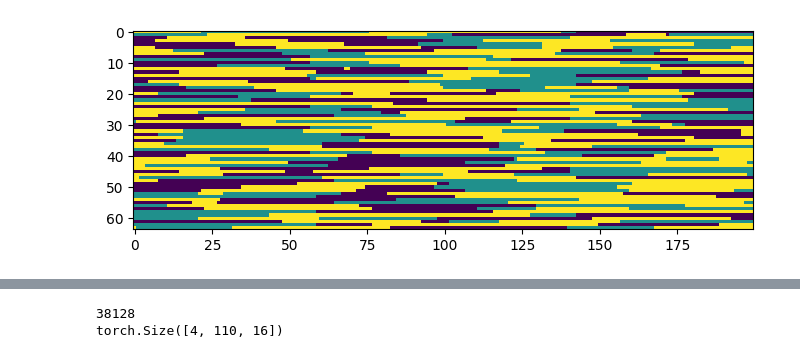
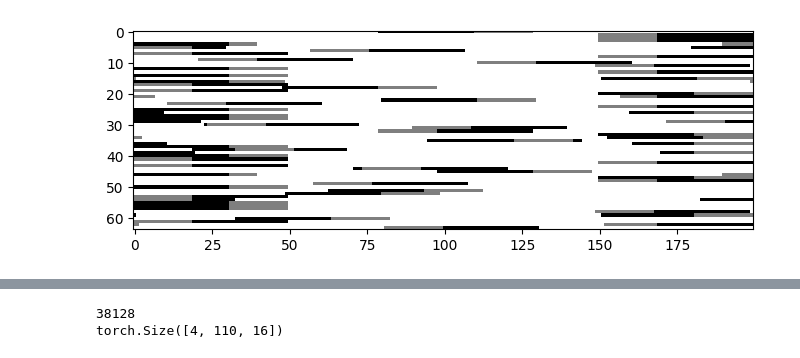
Before and after one commit to eisbetterthanpi/JEPA, a Jupyter notebook: Seq_JEPA.ipynb, the cells around one changed output, grey strips where cells are left out. Saved outputs shown, nothing was run; the diff lists cells and outputs as text; code cells hidden in the pictures.

```diff
--- a/Seq_JEPA.ipynb
+++ b/Seq_JEPA.ipynb
@@ -314,42 +314,48 @@ def simplexmask1d(seq=512, ctx_scale=(.85,1), trg_scale=(.6,.8), B=64, chaos=[1,
     i = np.linspace(0, chaos[0], num=seq) # 2-5
     noise = opensimplex.noise2array(i, np.random.randint(1e10, size=B)) # [B, seq]
     noise = torch.from_numpy(noise)
-    ctx_mask_scale = torch.rand(1) * (ctx_scale[1] - ctx_scale[0]) + ctx_scale[0] # in (min_s, max_s) # all blocks same size
-    trg_mask_scale = torch.rand(1) * (trg_scale[1] - trg_scale[0]) + trg_scale[0]
+    trunc_normal = torch.fmod(torch.randn(2)*.3,1)/2 + .5
+    # print(trunc_normal)
+    # ctx_mask_scale = torch.rand(1) * (ctx_scale[1] - ctx_scale[0]) + ctx_scale[0] # in (min_s, max_s) # all blocks same size
+    # trg_mask_scale = torch.rand(1) * (trg_scale[1] - trg_scale[0]) + trg_scale[0]
+    ctx_mask_scale = trunc_normal[0] * (ctx_scale[1] - ctx_scale[0]) + ctx_scale[0] # in (min_s, max_s) # all blocks same size
+    trg_mask_scale = trunc_normal[1] * (trg_scale[1] - trg_scale[0]) + trg_scale[0]
 
     ctx_len, trg_len = int(seq*ctx_mask_scale), int(seq*trg_mask_scale)
     val, trg_index = torch.topk(noise, trg_len, dim=1, sorted=False)
     ctx_len = ctx_len - trg_len
 
     remove_mask = torch.ones((B,seq), dtype=bool) # [B, S]
     remove_mask.scatter_(1, trg_index, False).flatten()
     ind = torch.arange(seq).unsqueeze(0).repeat(B,1)[remove_mask].reshape(B, -1)
 
     i = np.linspace(0, chaos[1], num=seq) # 2-5
     noise = opensimplex.noise2array(i, np.random.randint(1e10, size=B)) # [B, seq]
     noise = torch.from_numpy(noise)[remove_mask].reshape(B, -1)
     val, ctx_ind = torch.topk(noise, ctx_len, dim=1, sorted=False)
     ctx_index = ind[torch.arange(B).unsqueeze(-1), ctx_ind]
     return ctx_index, trg_index
 
 b=64
-ctx_index, trg_index = simplexmask1d(seq=200, ctx_scale=(.7,.8), trg_scale=(.4,.6), B=b, chaos=[3,.5])
+# ctx_index, trg_index = simplexmask1d(seq=200, ctx_scale=(.7,.8), trg_scale=(.4,.6), B=b, chaos=[3,.5])
+# ctx_index, trg_index = simplexmask1d(seq=200, ctx_scale=(.85,1), trg_scale=(.7,.8), B=b, chaos=[1,.5])
+ctx_index, trg_index = simplexmask1d(seq=200, ctx_scale=(.8,.9), trg_scale=(.7,.8), B=b, chaos=[1,.5])
 mask = torch.zeros(b ,200)
 mask[torch.arange(b).unsqueeze(-1), trg_index] = 1
 mask[torch.arange(b).unsqueeze(-1), ctx_index] = .5
 mask = mask[None,...]
 def imshow(img):
     npimg = img.numpy()
     plt.rcParams["figure.figsize"] = (8,8)
     plt.imshow(np.transpose(npimg, (1, 2, 0)))
     plt.show()
-imshow(mask)
-# import torchvision
-# imshow(torchvision.utils.make_grid(mask, nrow=8))
+# imshow(mask)
+import torchvision
+imshow(torchvision.utils.make_grid(mask, nrow=8))
 
 # print(index)
 # print(index.shape)
 # print(mask)
 # print(mask.shape)
 # %% [output]
-[figure, old version]
+[figure, new version]
```
Also changed, not shown: parts of 11 cells of this notebook.
